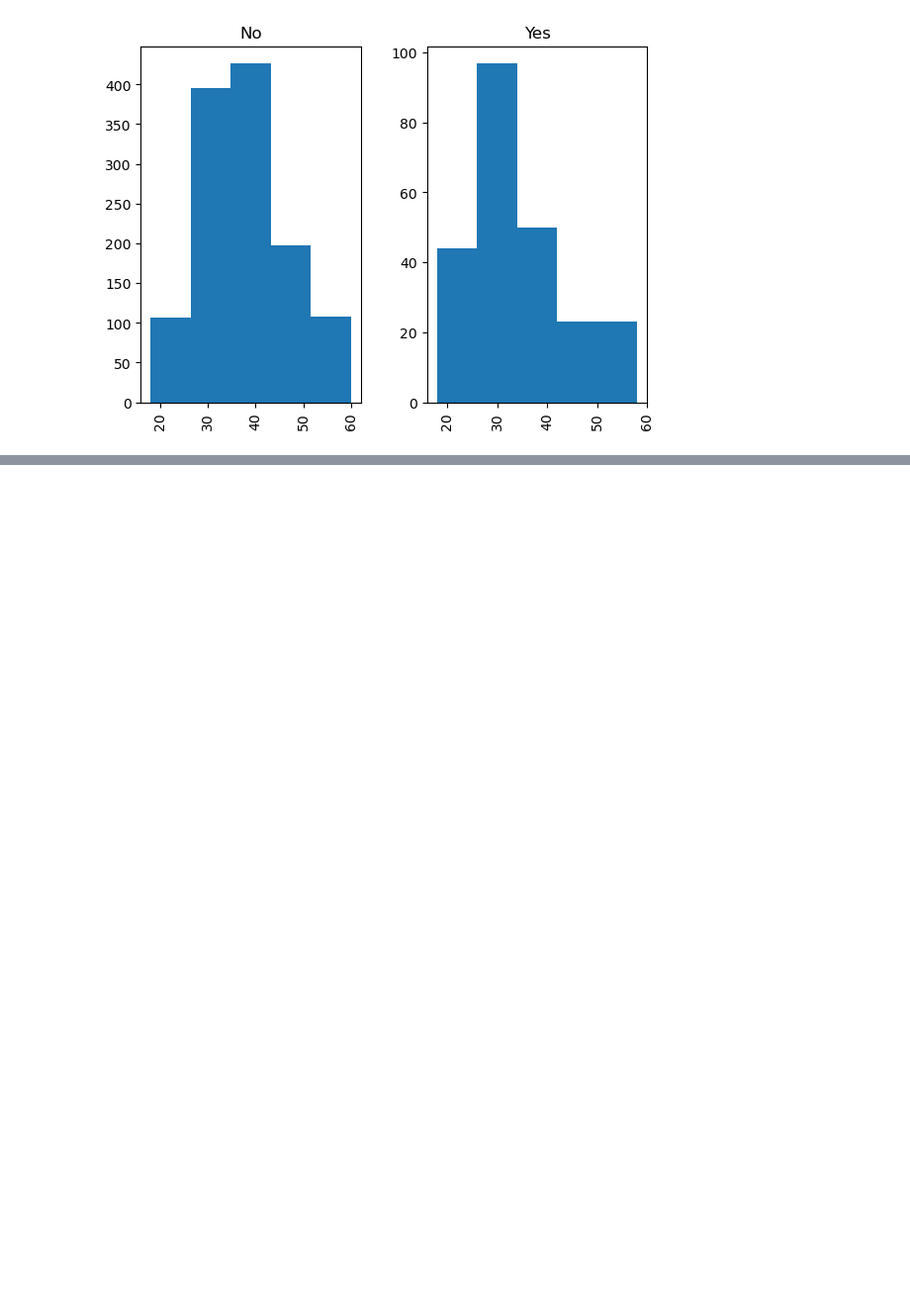
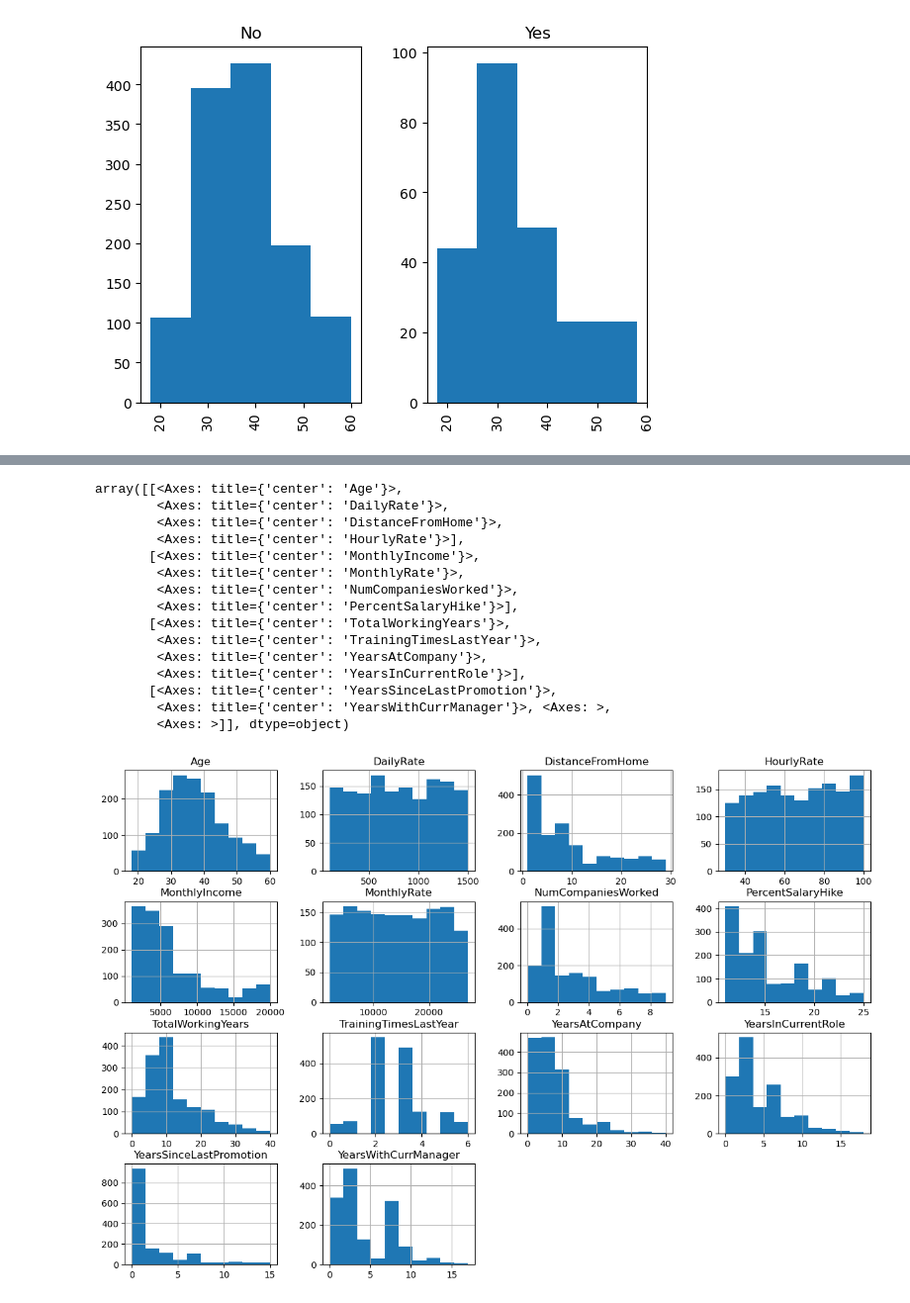
Before and after one commit to kiwsley/ciencia_de_dados, a Jupyter notebook: pandas/25_projeto_ibm_12_nocoes_estatistica_histogramas_inicio.ipynb, the cells around one changed output, grey strips where cells are left out. Shown at 99% size. Drawn from its saved outputs; the diff is of its cells as text; code cells hidden in the pictures; blank space fills up the shorter version.

```diff
--- a/pandas/25_projeto_ibm_12_nocoes_estatistica_histogramas_inicio.ipynb
+++ b/pandas/25_projeto_ibm_12_nocoes_estatistica_histogramas_inicio.ipynb
@@ -1343,0 +1417,19 @@ array([<Axes: title={'center': 'No'}>, <Axes: title={'center': 'Yes'}>],
+# %%
+df[colunas_numericas].hist(figsize=(15,10))
+# %% [output]
+array([[<Axes: title={'center': 'Age'}>,
+        <Axes: title={'center': 'DailyRate'}>,
+        <Axes: title={'center': 'DistanceFromHome'}>,
+        <Axes: title={'center': 'HourlyRate'}>],
+       [<Axes: title={'center': 'MonthlyIncome'}>,
+        <Axes: title={'center': 'MonthlyRate'}>,
+        <Axes: title={'center': 'NumCompaniesWorked'}>,
+        <Axes: title={'center': 'PercentSalaryHike'}>],
+       [<Axes: title={'center': 'TotalWorkingYears'}>,
+        <Axes: title={'center': 'TrainingTimesLastYear'}>,
+        <Axes: title={'center': 'YearsAtCompany'}>,
+        <Axes: title={'center': 'YearsInCurrentRole'}>],
+       [<Axes: title={'center': 'YearsSinceLastPromotion'}>,
+        <Axes: title={'center': 'YearsWithCurrManager'}>, <Axes: >,
+        <Axes: >]], dtype=object)
+[figure, added]
```
Also changed, not shown: parts of 14 cells of this notebook.
